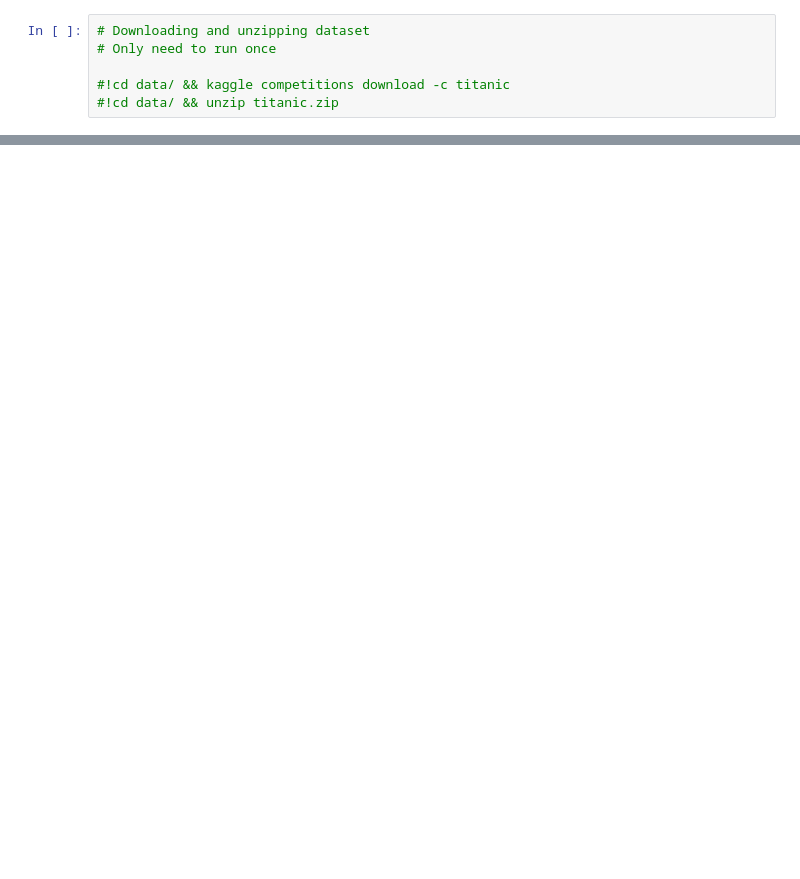
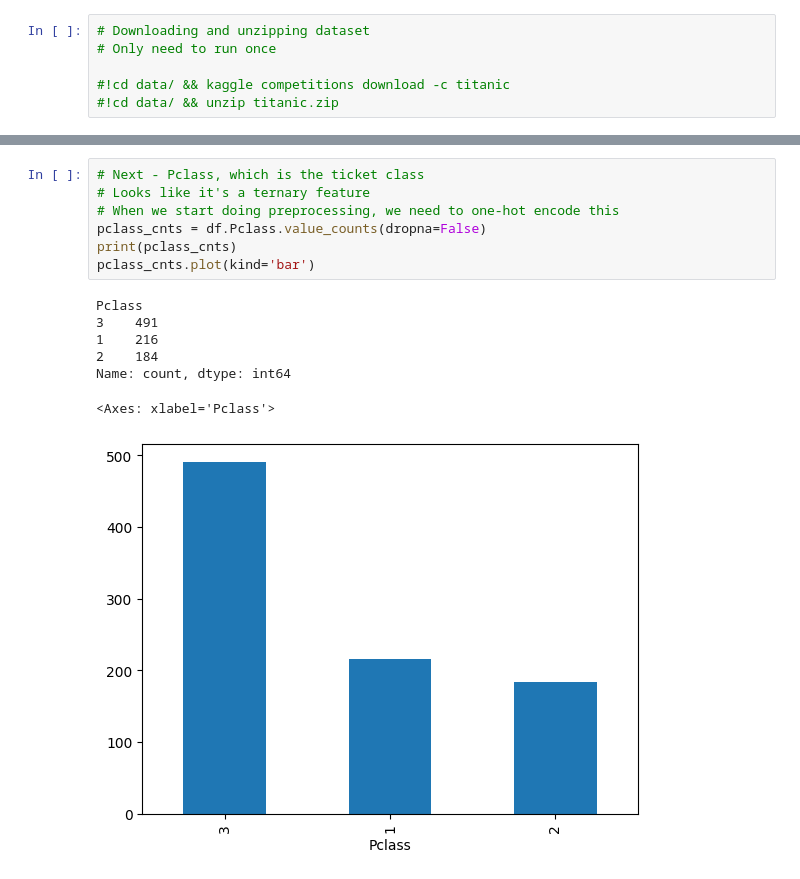
Before and after one commit to nlandy/Titanic, a Jupyter notebook: titanic.ipynb, the cells around one changed output, grey strips where cells are left out. Cells and saved outputs as stored; diff of their text form; blank space fills up the shorter version.

```diff
--- a/titanic.ipynb
+++ b/titanic.ipynb
@@ -27,0 +89,15 @@ df.head()
+# %%
+# Next - Pclass, which is the ticket class
+# Looks like it's a ternary feature
+# When we start doing preprocessing, we need to one-hot encode this
+pclass_cnts = df.Pclass.value_counts(dropna=False)
+print(pclass_cnts)
+pclass_cnts.plot(kind='bar')
+# %% [output]
+Pclass
+3    491
+1    216
+2    184
+Name: count, dtype: int64
+<Axes: xlabel='Pclass'>
+[figure, added]
```
Also changed, not shown: parts of 17 cells of this notebook.
